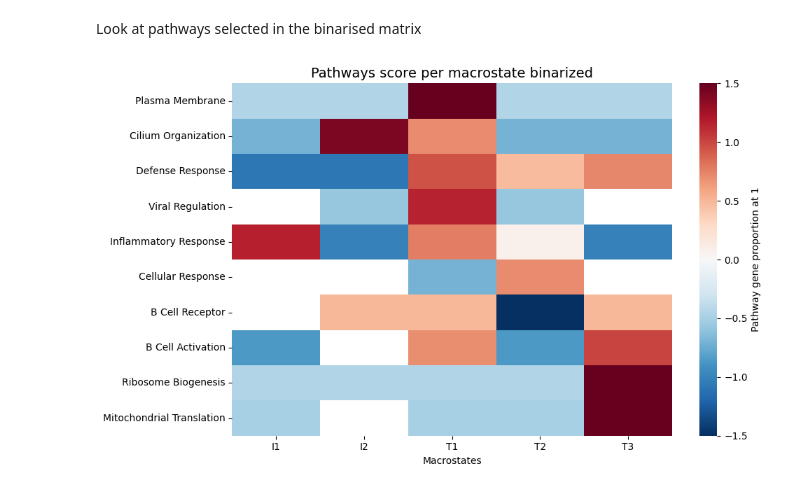
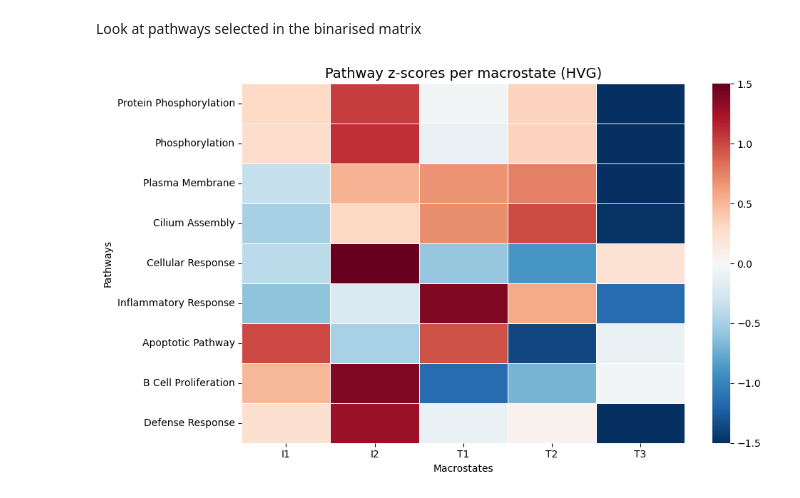
Before and after one commit to Augugustine/CITE-seq-analysis-CLL, a Jupyter notebook: 3- Boolean model/Binarization.ipynb, the cells around one changed output. Cells and saved outputs as stored; diff of their text form; code cells hidden in the pictures.

```diff
--- a/3- Boolean model/Binarization.ipynb
+++ b/3- Boolean model/Binarization.ipynb
@@ -492,40 +695,36 @@ Look at pathways selected in the binarised matrix
 # %%
-binary_matrix = pd.DataFrame.from_dict(binarized_states, orient="index").fillna(np.nan)
+# Compute score for each cell for each pathway
+for name, gene_list in pathways.items():
+    gene_list_filtered = [g for g in gene_list if g in adata_no_none.var_names]
+    if len(gene_list_filtered) == 0:
+        print(f"No genes found for {name}")
+        continue
+    sc.tl.score_genes(adata_no_none, gene_list=gene_list_filtered, score_name=name)
 
-binary_matrix = binary_matrix.apply(pd.to_numeric, errors="coerce")
+scores = list(pathways.keys())
+mean_scores = (
+    adata_no_none.obs
+    .groupby("macrostates")[scores]
+    .mean())
+mean_scores_z_all = mean_scores.apply(lambda x: (x - x.mean()) / x.std(), axis=0)
 
-scores = {}
+# Plot
+plt.figure(figsize=(10, 6))
 
-for name, genes in pathways.items():
-    # keep genes only present in binary_matrix
-    genes_present = [g for g in genes if g in binary_matrix.columns]
-    if len(genes_present) == 0:
-        # pathway empthy
-        scores[name] = pd.Series(np.nan, index=binary_matrix.index, dtype=float)
-        continue
-
-    mat = binary_matrix.loc[:, genes_present]
-
-    num = (mat == 1).sum(axis=1)          # number of genes activated (=1) per macrostates
-    den = mat.notna().sum(axis=1)         # number of 0 or 1, not NA
-    score = num / den                     # if den > 0, else NaN
-
-    scores[name] = score
-
-scores_df = pd.DataFrame(scores)
-order = ["I1", "I2", "T1", "T2", "T3"]
-scores_df = scores_df.loc[order]
-scores_df_z = scores_df.apply(lambda x: (x - x.mean()) / x.std(), axis=0)
-scores_df_z = scores_df_z.T
-
-#Plot
-plt.figure(figsize=(10, 6))
-sns.heatmap(scores_df_z,cmap="RdBu_r",annot=False,center=0,fmt=".2f",vmin=-1.5, vmax=1.5,cbar_kws={"label": "Pathway gene proportion at 1"})
-plt.title("Pathways score per macrostate binarized", fontsize=14)
+sns.heatmap(
+    mean_scores_z_all.T,
+    cmap="RdBu_r", center=0,
+    linewidths=0.5,
+    cbar=True,vmin=-1.5,
+    vmax=1.5,
+    yticklabels=True
+)
+plt.title("Pathway z-scores per macrostate (HVG)", fontsize=14)
 plt.xlabel("Macrostates")
+plt.ylabel("Pathways")
 plt.tight_layout()
-plt.savefig(f"{output_directory}/pathways_macrostates_percent_binarized.png", dpi=300, bbox_inches="tight")
+plt.savefig(f"{output_directory}/pathways_combined_heatmap.png", dpi=300)
 plt.show()
 # %% [output]
-[figure, old version]
+[figure, new version]
 # %%
```
Also changed, not shown: parts of 35 cells of this notebook, 2 other files.
